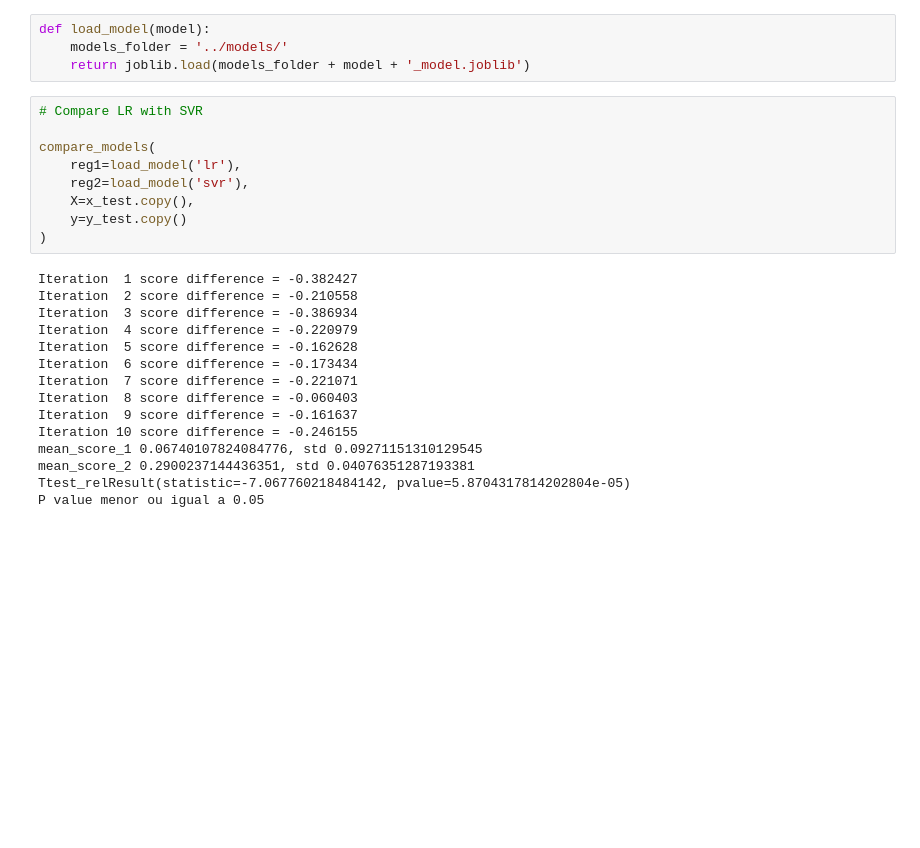
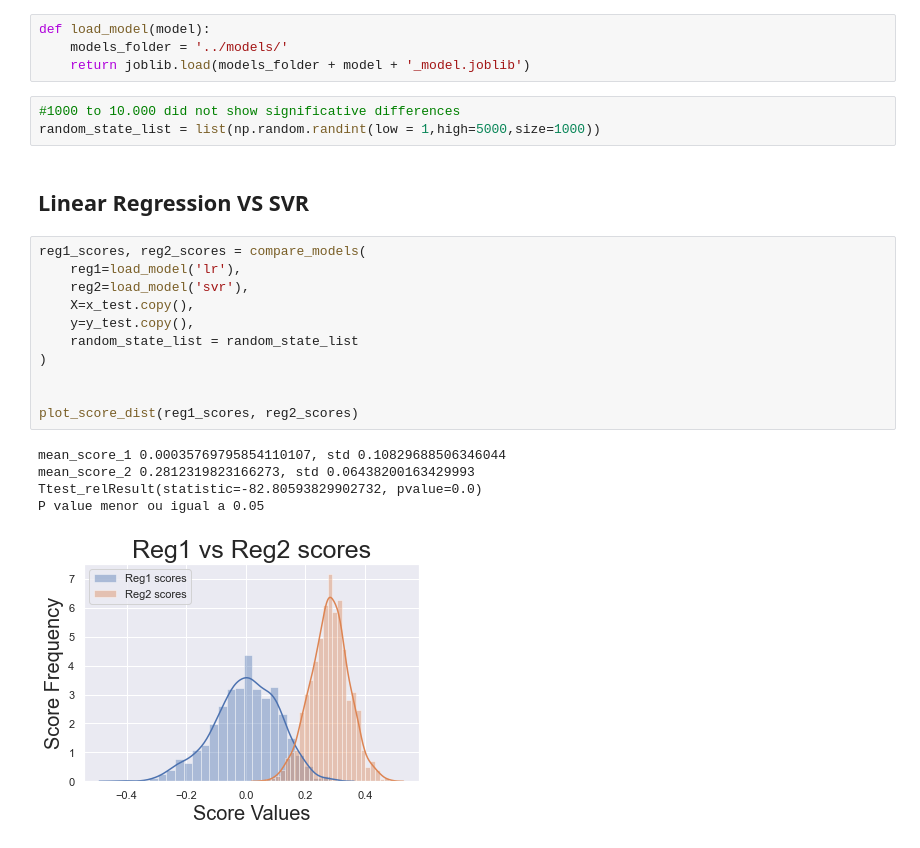
Before and after one commit to RenanDidier/protein-solubility-prediction, a Jupyter notebook: src/sol-compare-ml-models.ipynb, the cells around one changed output. Saved outputs shown, nothing was run; the diff lists cells and outputs as text; blank space fills up the shorter version.

Commit message:
Add bootstrap validation when comparing models. Add plot to check the scores distributons when comparing models. Add method to get the confidence level intervals for each model.

```diff
--- a/src/sol-compare-ml-models.ipynb
+++ b/src/sol-compare-ml-models.ipynb
@@ -36,27 +37,25 @@ x_train, x_test, y_train, y_test = train_test_split(
 def load_model(model):
     models_folder = '../models/'
     return joblib.load(models_folder + model + '_model.joblib')
+# %%
+#1000 to 10.000 did not show significative differences
+random_state_list = list(np.random.randint(low = 1,high=5000,size=1000))
+# %% [markdown]
+## Linear Regression VS SVR
 # %%
-# Compare LR with SVR
-
-compare_models(
+reg1_scores, reg2_scores = compare_models(
     reg1=load_model('lr'),
     reg2=load_model('svr'),
     X=x_test.copy(),
-    y=y_test.copy()
+    y=y_test.copy(),
+    random_state_list = random_state_list
 )
+
+
+plot_score_dist(reg1_scores, reg2_scores)
 # %% [output]
-Iteration  1 score difference = -0.382427
-Iteration  2 score difference = -0.210558
-Iteration  3 score difference = -0.386934
-Iteration  4 score difference = -0.220979
-Iteration  5 score difference = -0.162628
-Iteration  6 score difference = -0.173434
-Iteration  7 score difference = -0.221071
-Iteration  8 score difference = -0.060403
-Iteration  9 score difference = -0.161637
-Iteration 10 score difference = -0.246155
-mean_score_1 0.06740107824084776, std 0.09271151310129545
-mean_score_2 0.2900237144436351, std 0.04076351287193381
-Ttest_relResult(statistic=-7.067760218484142, pvalue=5.8704317814202804e-05)
+mean_score_1 0.00035769795854110107, std 0.10829688506346044
+mean_score_2 0.2812319823166273, std 0.06438200163429993
+Ttest_relResult(statistic=-82.80593829902732, pvalue=0.0)
 P value menor ou igual a 0.05
+[figure, added]
```
Also changed, not shown: parts of 10 cells of this notebook, 1 other file.
